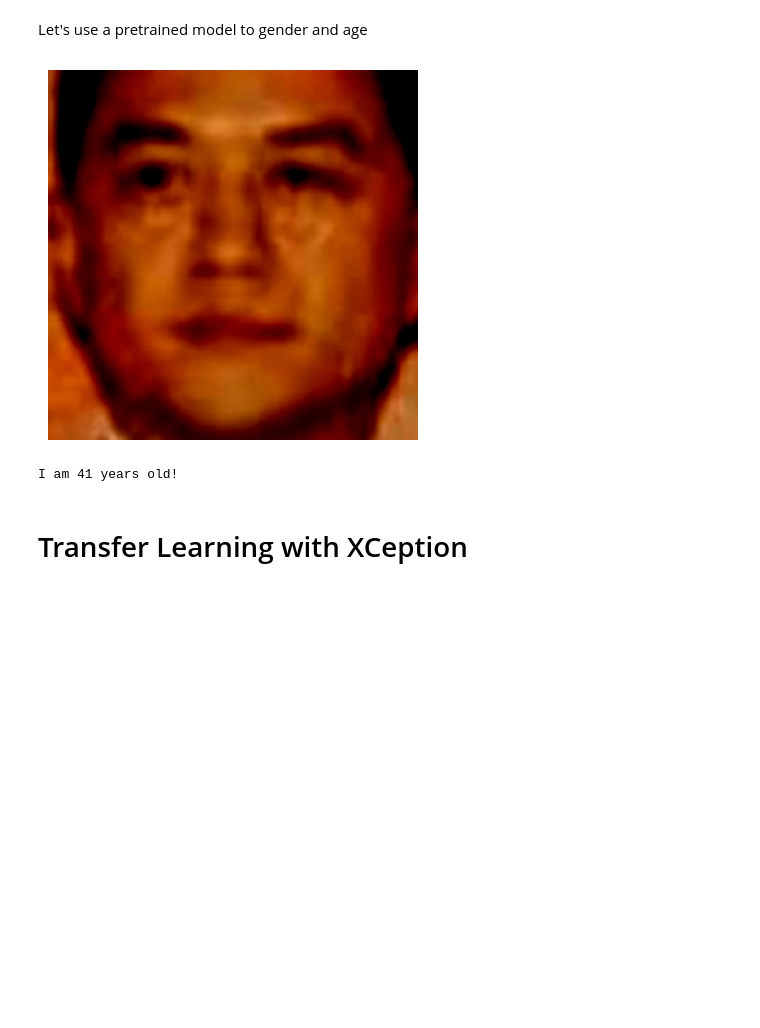
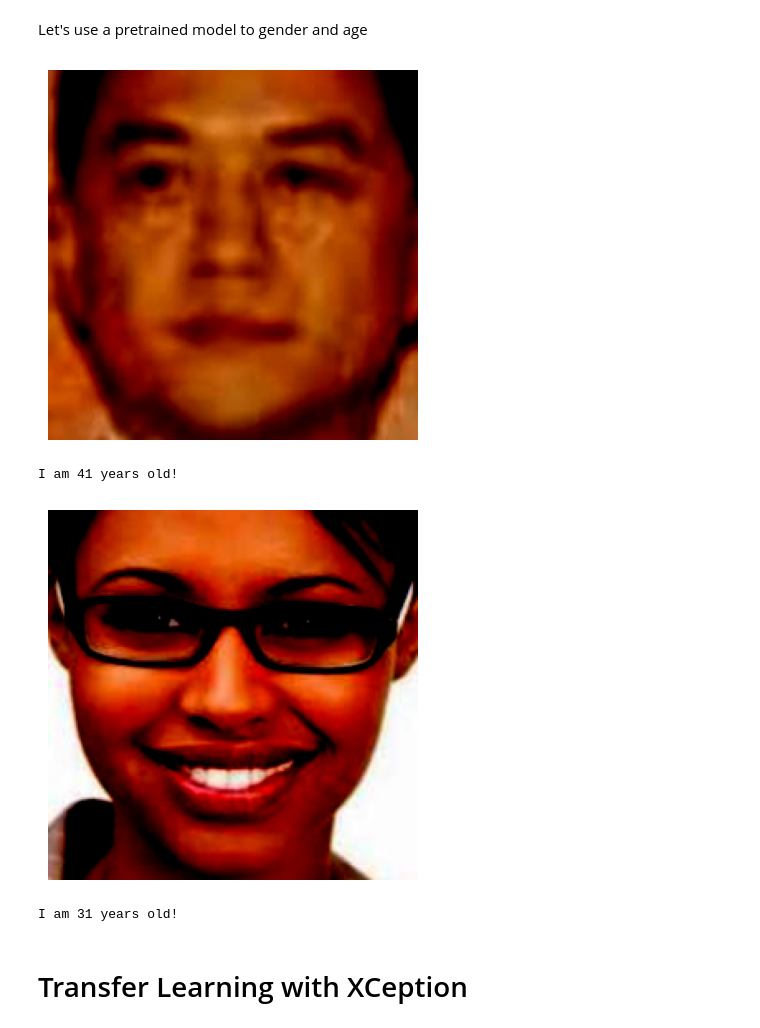
Before and after one commit to nicksv03/Age_Gender_Detection_System, a Jupyter notebook: age-gender-detection.ipynb, the cells around one changed output. Saved outputs shown, nothing was run; the diff lists cells and outputs as text; code cells hidden in the pictures; blank space fills up the shorter version.

Commit message:
Kaggle Notebook | Age_Gender_Detection | Version 5

```diff
--- a/age-gender-detection.ipynb
+++ b/age-gender-detection.ipynb
@@ -96,8 +101,8 @@ def preprocess(tfrecord):
     return image, example['age']
 # %%
 @tf.function
-def utkface_dataset(filepaths, n_read_threads=5, shuffle_buffer_size=None,
-                   n_parse_threads=5, batch_size=32, cache=True):
+def utkface_dataset(filepaths, n_read_threads=4, shuffle_buffer_size=None,
+                   n_parse_threads=4, batch_size=32, cache=True):
     dataset = tf.data.TFRecordDataset(filepaths,
                                      num_parallel_reads=n_read_threads)
     if cache:
@@ -108,22 +113,24 @@ def utkface_dataset(filepaths, n_read_threads=5, shuffle_buffer_size=None,
     dataset = dataset.batch(batch_size)
     return dataset.prefetch(1)
 # %%
-train_data = utkface_dataset('./train_set.tfrecord')
-valid_data = utkface_dataset('./valid_set.tfrecord')
-test_data = utkface_dataset('./test_set.tfrecord')
+train_data = utkface_dataset('/kaggle/working/train_set.tfrecord')
+valid_data = utkface_dataset('/kaggle/working/valid_set.tfrecord')
+test_data = utkface_dataset('/kaggle/working/test_set.tfrecord')
 # %% [markdown]
 The data is now converted into TFRecord format.
 # %% [markdown]
 Let's use a pretrained model to gender and age
 # %%
-for image, age in train_data.take(1):
+for image, age in train_data.take(2):
     plt.imshow(image[0])
     plt.axis('off')
     plt.show()
     print('I am', age[0].numpy(), 'years old!')
 # %% [output]
 [figure]
 I am 41 years old!
+[figure, added]
+I am 31 years old!
 # %% [markdown]
 # Transfer Learning with XCeption
 # %%
```
Also changed, not shown: parts of 8 cells of this notebook.
